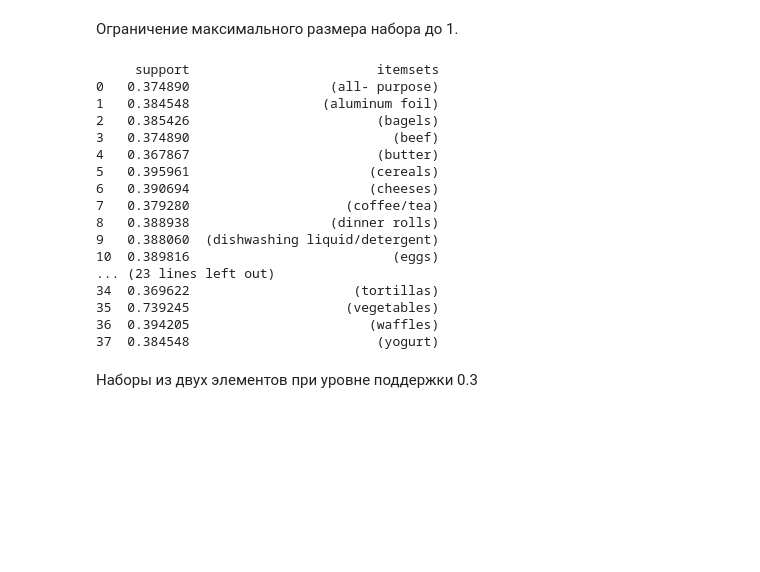
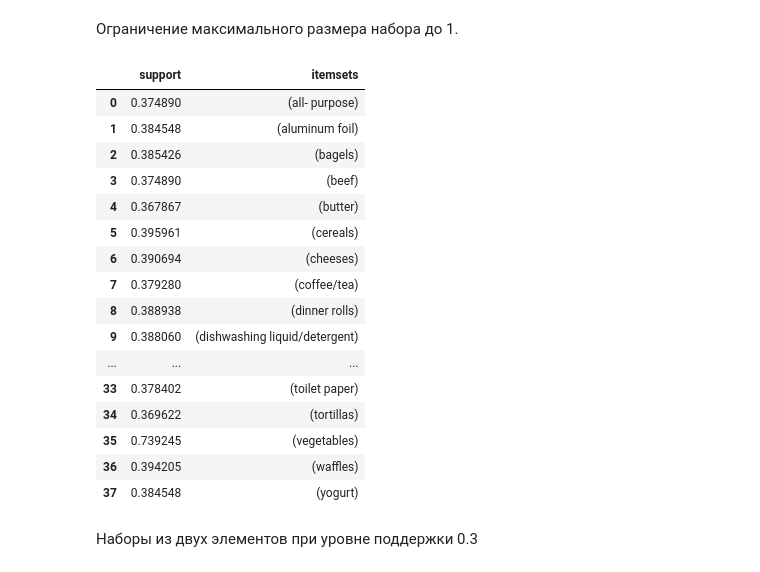
Before and after one commit to kinekt2000/ML2021, a Jupyter notebook: Labs/Lab3/Lab-3.ipynb, the cells around one changed output. Drawn from its saved outputs; the diff is of its cells as text; code cells hidden in the pictures; blank space fills up the shorter version.

```diff
--- a/Labs/Lab3/Lab-3.ipynb
+++ b/Labs/Lab3/Lab-3.ipynb
@@ -128,25 +129,25 @@ print(results)
 Ограничение максимального размера набора до 1.
 # %%
 results = apriori(df, min_support=0.3, use_colnames=True, max_len=1)
-print(results)
+results
 # %% [output]
-     support                        itemsets
-0   0.374890                  (all- purpose)
-1   0.384548                 (aluminum foil)
-2   0.385426                        (bagels)
-3   0.374890                          (beef)
-4   0.367867                        (butter)
-5   0.395961                       (cereals)
-6   0.390694                       (cheeses)
-7   0.379280                    (coffee/tea)
-8   0.388938                  (dinner rolls)
-9   0.388060  (dishwashing liquid/detergent)
-10  0.389816                          (eggs)
-... (23 lines left out)
-34  0.369622                     (tortillas)
-35  0.739245                    (vegetables)
-36  0.394205                       (waffles)
-37  0.384548                        (yogurt)
+|  | support | itemsets |
+| 0 | 0.374890 | (all- purpose) |
+| 1 | 0.384548 | (aluminum foil) |
+| 2 | 0.385426 | (bagels) |
+| 3 | 0.374890 | (beef) |
+| 4 | 0.367867 | (butter) |
+| 5 | 0.395961 | (cereals) |
+| 6 | 0.390694 | (cheeses) |
+| 7 | 0.379280 | (coffee/tea) |
+| 8 | 0.388938 | (dinner rolls) |
+| 9 | 0.388060 | (dishwashing liquid/detergent) |
+| ... | ... | ... |
+| 33 | 0.378402 | (toilet paper) |
+| 34 | 0.369622 | (tortillas) |
+| 35 | 0.739245 | (vegetables) |
+| 36 | 0.394205 | (waffles) |
+| 37 | 0.384548 | (yogurt) |
 # %% [markdown]
 Наборы из двух элементов при уровне поддержки 0.3
 # %%
```
Also changed, not shown: parts of 7 cells of this notebook.
